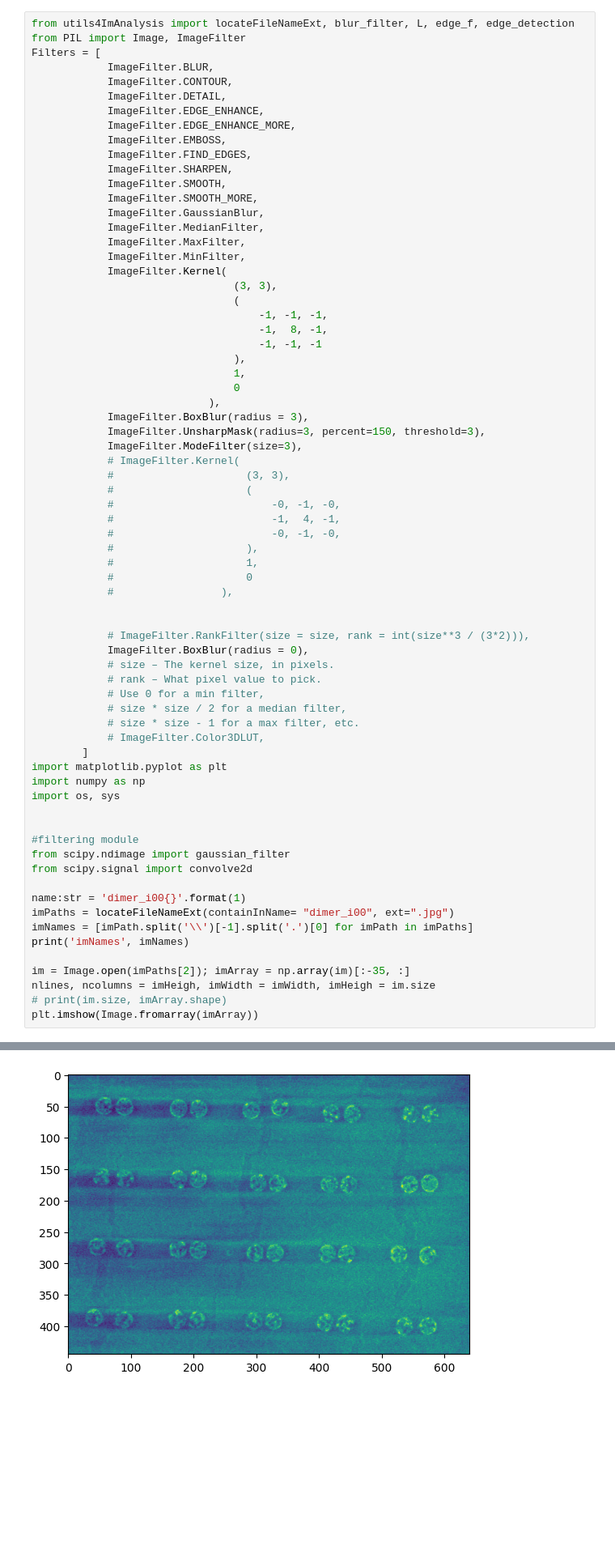
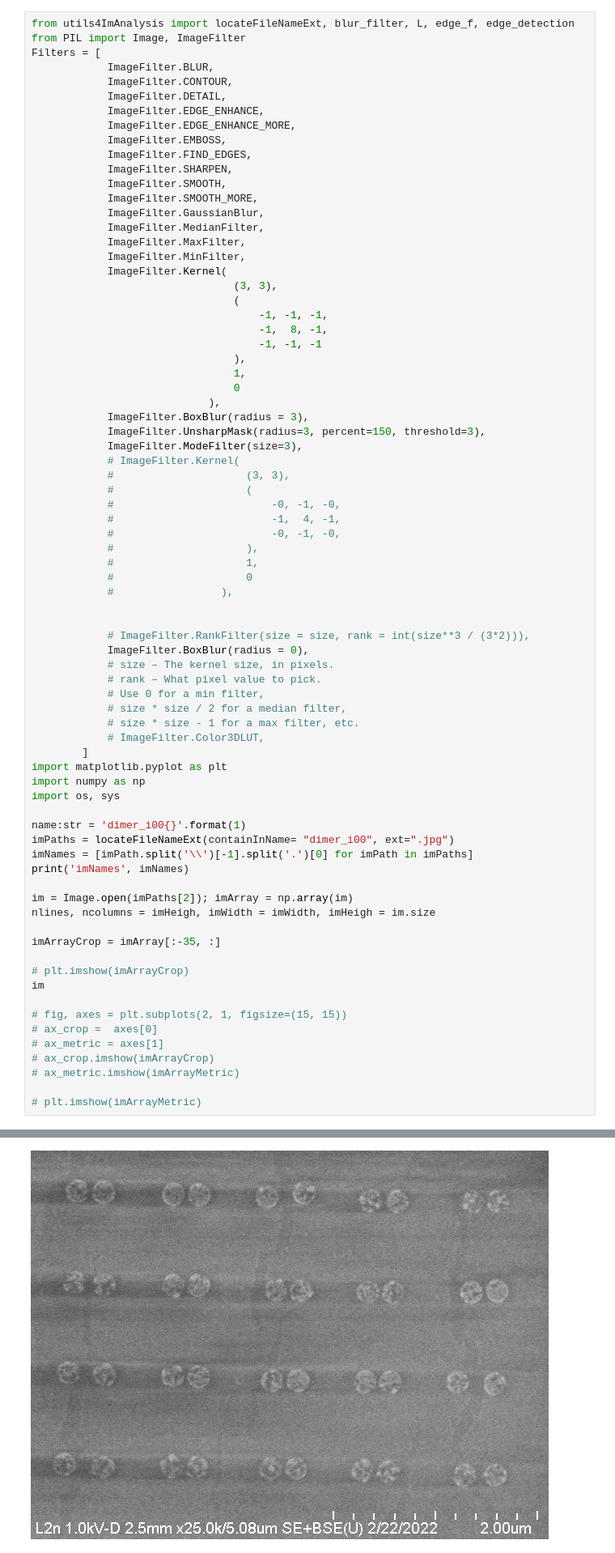
Before and after one commit to TestaVuota/ImageAnalysis, a Jupyter notebook: WilliamIm/detection_ellipse.ipynb, the cells around one changed output, grey strips where cells are left out. Shown at 81% size. Cells and saved outputs as stored; diff of their text form; blank space fills up the shorter version.

```diff
--- a/WilliamIm/detection_ellipse.ipynb
+++ b/WilliamIm/detection_ellipse.ipynb
@@ -54,19 +54,25 @@ import matplotlib.pyplot as plt
 import numpy as np
 import os, sys
 
-
-#filtering module
-from scipy.ndimage import gaussian_filter
-from scipy.signal import convolve2d
-
 name:str = 'dimer_i00{}'.format(1)
 imPaths = locateFileNameExt(containInName= "dimer_i00", ext=".jpg")
 imNames = [imPath.split('\\')[-1].split('.')[0] for imPath in imPaths]
 print('imNames', imNames)
 
-im = Image.open(imPaths[2]); imArray = np.array(im)[:-35, :]
+im = Image.open(imPaths[2]); imArray = np.array(im)
 nlines, ncolumns = imHeigh, imWidth = imWidth, imHeigh = im.size
-# print(im.size, imArray.shape)
-plt.imshow(Image.fromarray(imArray))
+
+imArrayCrop = imArray[:-35, :]
+
+# plt.imshow(imArrayCrop)
+im
+
+# fig, axes = plt.subplots(2, 1, figsize=(15, 15))
+# ax_crop =  axes[0]
+# ax_metric = axes[1]
+# ax_crop.imshow(imArrayCrop)
+# ax_metric.imshow(imArrayMetric)
+
+# plt.imshow(imArrayMetric)
 # %% [output]
 imNames ['dimer_i001', 'dimer_i002', 'dimer_i003', 'dimer_i004', 'dimer_i005']
@@ -74 +79 @@ imNames ['dimer_i001', 'dimer_i002', 'dimer_i003', 'dimer_i004', 'dimer_i005']
-[figure, old version]
+[figure, new version]
```
Also changed, not shown: parts of 19 cells of this notebook, 2 other files.
